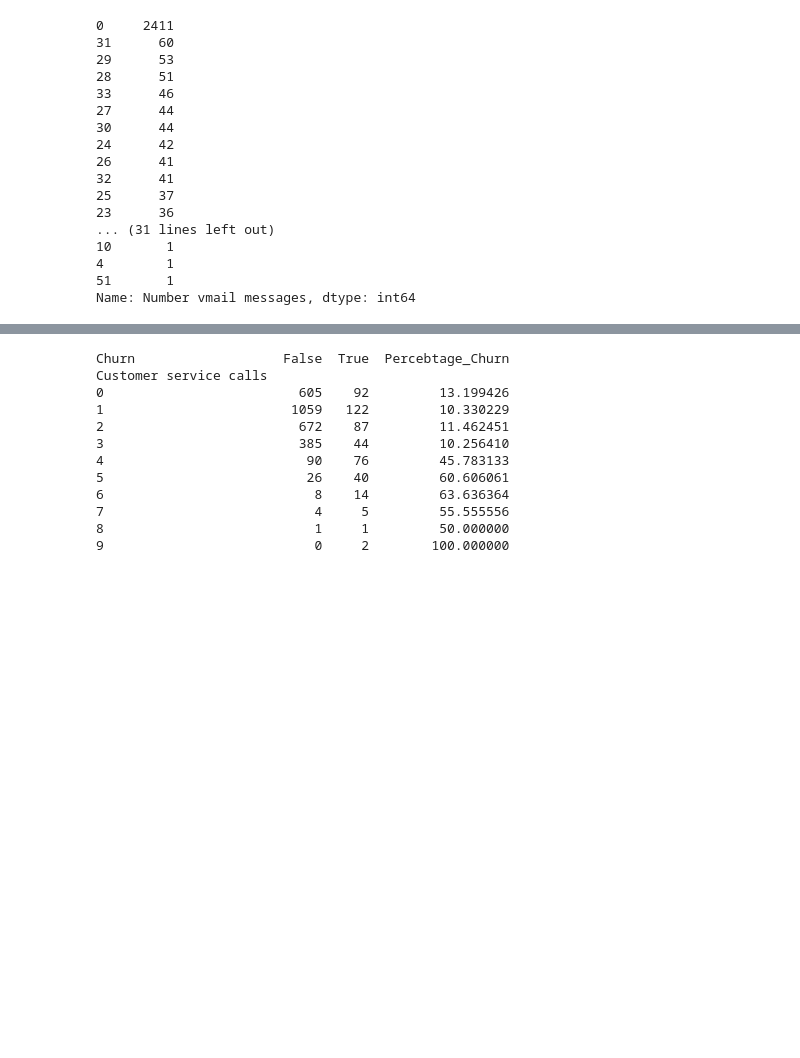
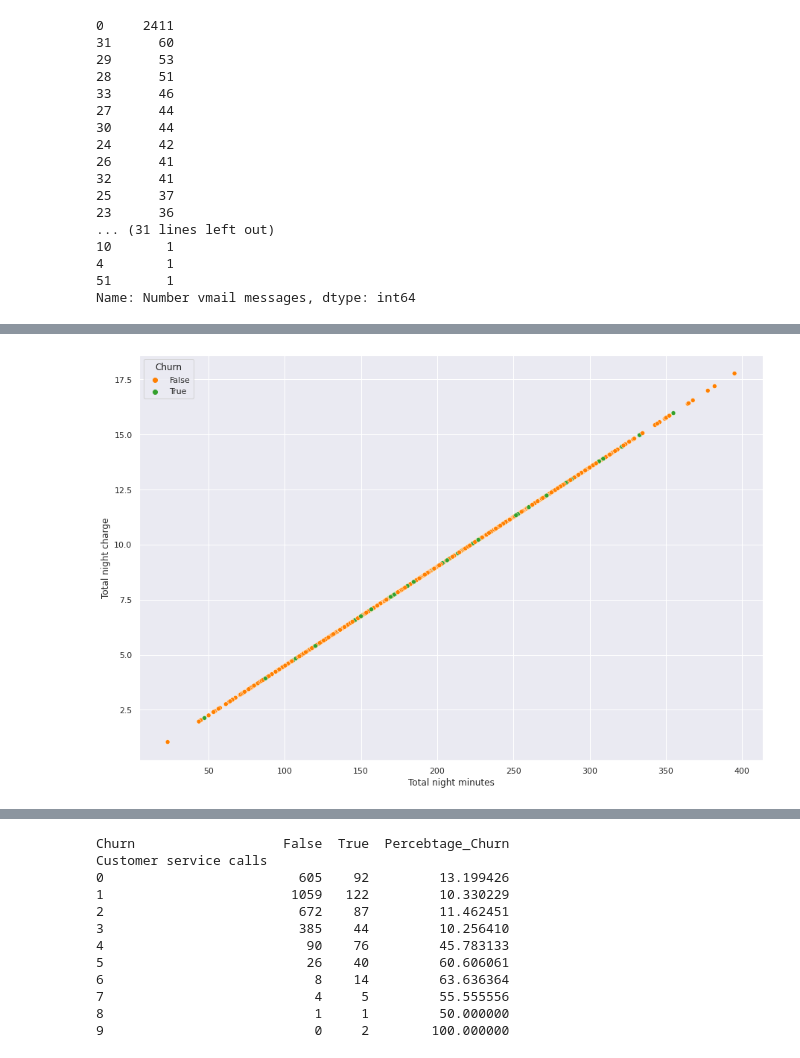
Before and after one commit to SampannaMishra/telecom-churn-analysis, a Jupyter notebook: Sampanna_Telecom_Churn_Analysis_Capstone_Project.ipynb, the cells around one changed output, grey strips where cells are left out. Cells and saved outputs as stored; diff of their text form; code cells hidden in the pictures; blank space fills up the shorter version.

```diff
--- a/Sampanna_Telecom_Churn_Analysis_Capstone_Project.ipynb
+++ b/Sampanna_Telecom_Churn_Analysis_Capstone_Project.ipynb
@@ -432,0 +423,7 @@ plt.show()
+# %%
+# Analysing the relationship between Total night minutes and Total night charge
+
+sns.scatterplot(data=telcom_data, x='Total night minutes', y='Total night charge',hue='Churn',palette='Paired_r')
+plt.gcf().set_size_inches(15,10)
+# %% [output]
+[figure, added]
```
Also changed, not shown: parts of 24 cells of this notebook.
